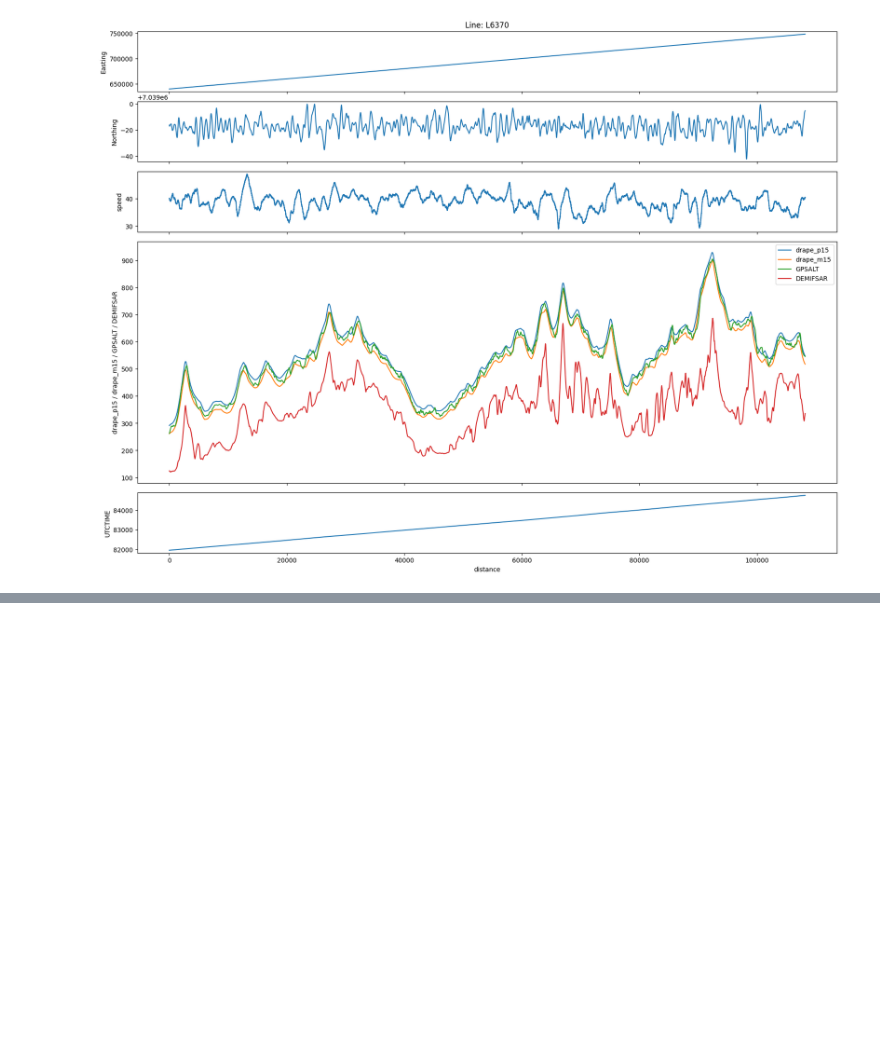
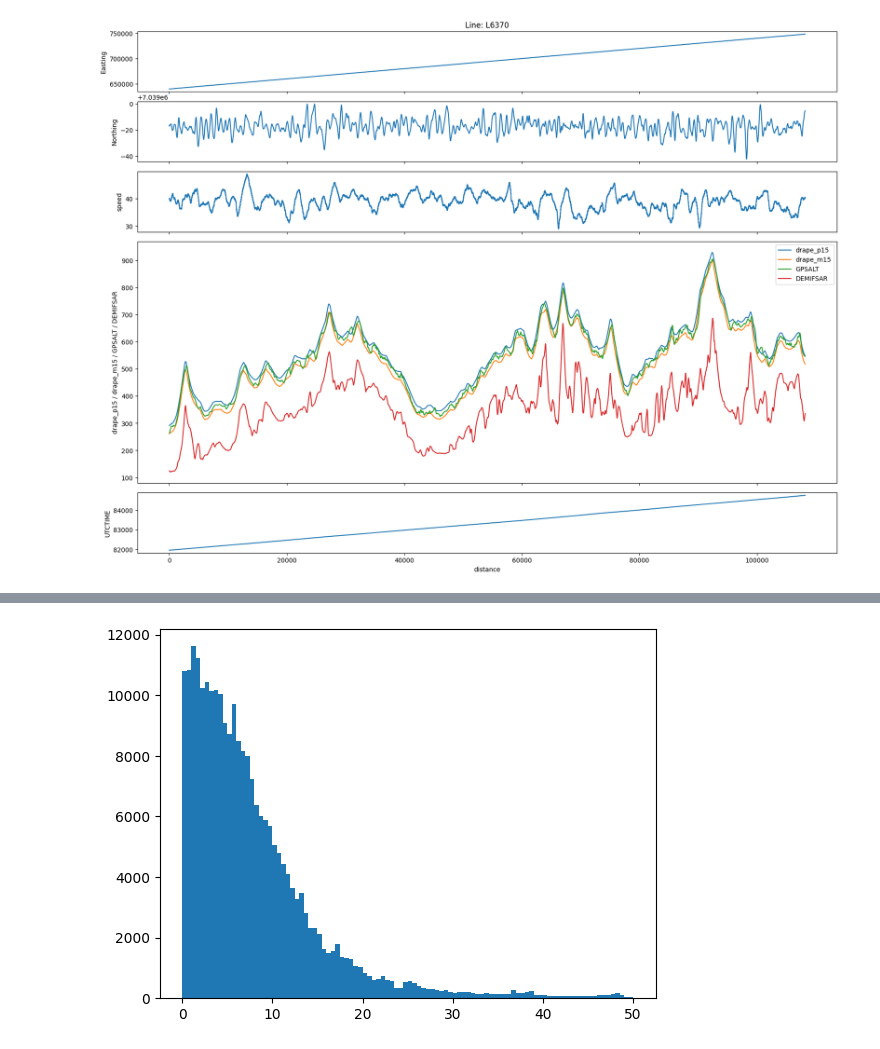
Before and after one commit to eipetersen-alaska-geophysics/OM_DGGS_python_extensions, a Jupyter notebook: Example.ipynb, the cells around one changed output, grey strips where cells are left out. Drawn from its saved outputs; the diff is of its cells as text; code cells hidden in the pictures; blank space fills up the shorter version.

```diff
--- a/Example.ipynb
+++ b/Example.ipynb
@@ -114,0 +146,5 @@ dp.plot_lines(
+# %%
+plt.hist(dp.data["surface_error"], bins=100, range=(0, 50))
+plt.show()
+# %% [output]
+[figure, added]
```
Also changed, not shown: parts of 8 cells of this notebook, 1 other file.
